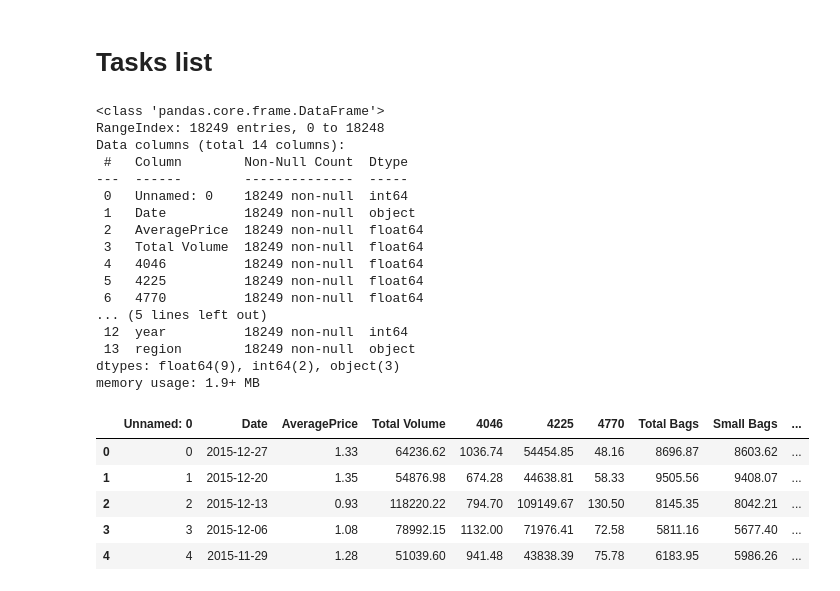
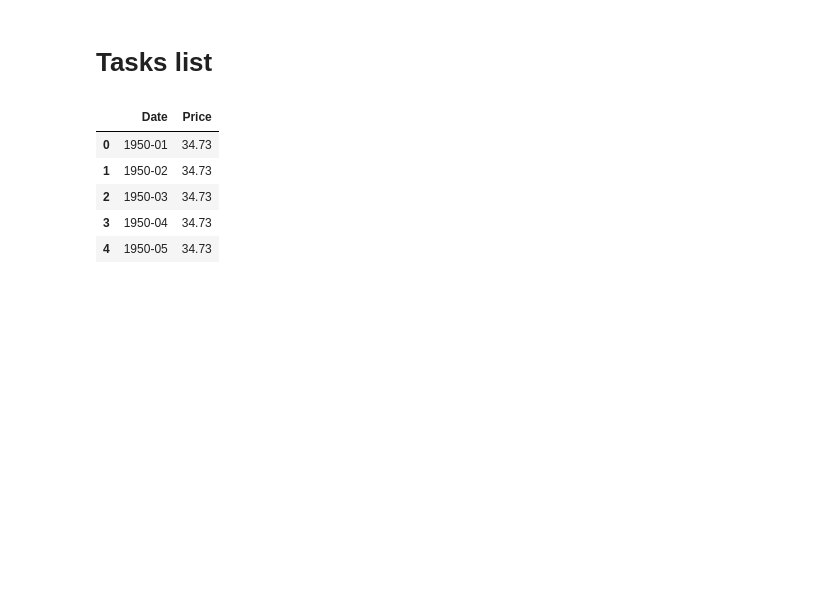
Before and after one commit to jlgull/CIS256DA, a Jupyter notebook: python_analysis/assignments/ch09/Jonathan_Heard_PA-9.ipynb, the cells around one changed output. Saved outputs shown, nothing was run; the diff lists cells and outputs as text; code cells hidden in the pictures; blank space fills up the shorter version.

```diff
--- a/python_analysis/assignments/ch09/Jonathan_Heard_PA-9.ipynb
+++ b/python_analysis/assignments/ch09/Jonathan_Heard_PA-9.ipynb
@@ -25,38 +31,18 @@ import seaborn as sbn
 # %% [markdown]
 # Tasks list
 # %%
-# Task 01 Read the data from the CSV file into a DataFrame and display the first five rows.
-avocado_data_raw = pd.read_csv("avocado.csv")
+# Task 01 Read the data from the CSV file into a DataFrame called gold.
 
-# I decided I wanted to have the basic information as well as the first five rows of data.
-#    What if found was, I had to do it this order. If I put '.head()' first, it did not diplay.
-#    Could have used two cells; but I was trying to keep it to one.
+gold = pd.read_csv("gold.csv")
 
-avocado_data_raw.info()
+# Display the first five rows, just to see what is in the data.
 
-avocado_data_raw.head(5)
+gold.head(5)
 # %% [output]
-<class 'pandas.core.frame.DataFrame'>
-RangeIndex: 18249 entries, 0 to 18248
-Data columns (total 14 columns):
- #   Column        Non-Null Count  Dtype
----  ------        --------------  -----
- 0   Unnamed: 0    18249 non-null  int64
- 1   Date          18249 non-null  object
- 2   AveragePrice  18249 non-null  float64
- 3   Total Volume  18249 non-null  float64
- 4   4046          18249 non-null  float64
- 5   4225          18249 non-null  float64
- 6   4770          18249 non-null  float64
-... (5 lines left out)
- 12  year          18249 non-null  int64
- 13  region        18249 non-null  object
-dtypes: float64(9), int64(2), object(3)
-memory usage: 1.9+ MB
-|  | Unnamed: 0 | Date | AveragePrice | Total Volume | 4046 | 4225 | 4770 | Total Bags | Small Bags | ... |
-| 0 | 0 | 2015-12-27 | 1.33 | 64236.62 | 1036.74 | 54454.85 | 48.16 | 8696.87 | 8603.62 | ... |
-| 1 | 1 | 2015-12-20 | 1.35 | 54876.98 | 674.28 | 44638.81 | 58.33 | 9505.56 | 9408.07 | ... |
-| 2 | 2 | 2015-12-13 | 0.93 | 118220.22 | 794.70 | 109149.67 | 130.50 | 8145.35 | 8042.21 | ... |
-| 3 | 3 | 2015-12-06 | 1.08 | 78992.15 | 1132.00 | 71976.41 | 72.58 | 5811.16 | 5677.40 | ... |
-| 4 | 4 | 2015-11-29 | 1.28 | 51039.60 | 941.48 | 43838.39 | 75.78 | 6183.95 | 5986.26 | ... |
+|  | Date | Price |
+| 0 | 1950-01 | 34.73 |
+| 1 | 1950-02 | 34.73 |
+| 2 | 1950-03 | 34.73 |
+| 3 | 1950-04 | 34.73 |
+| 4 | 1950-05 | 34.73 |
 # %%
```
Also changed, not shown: parts of 15 cells of this notebook, 1 other file.
